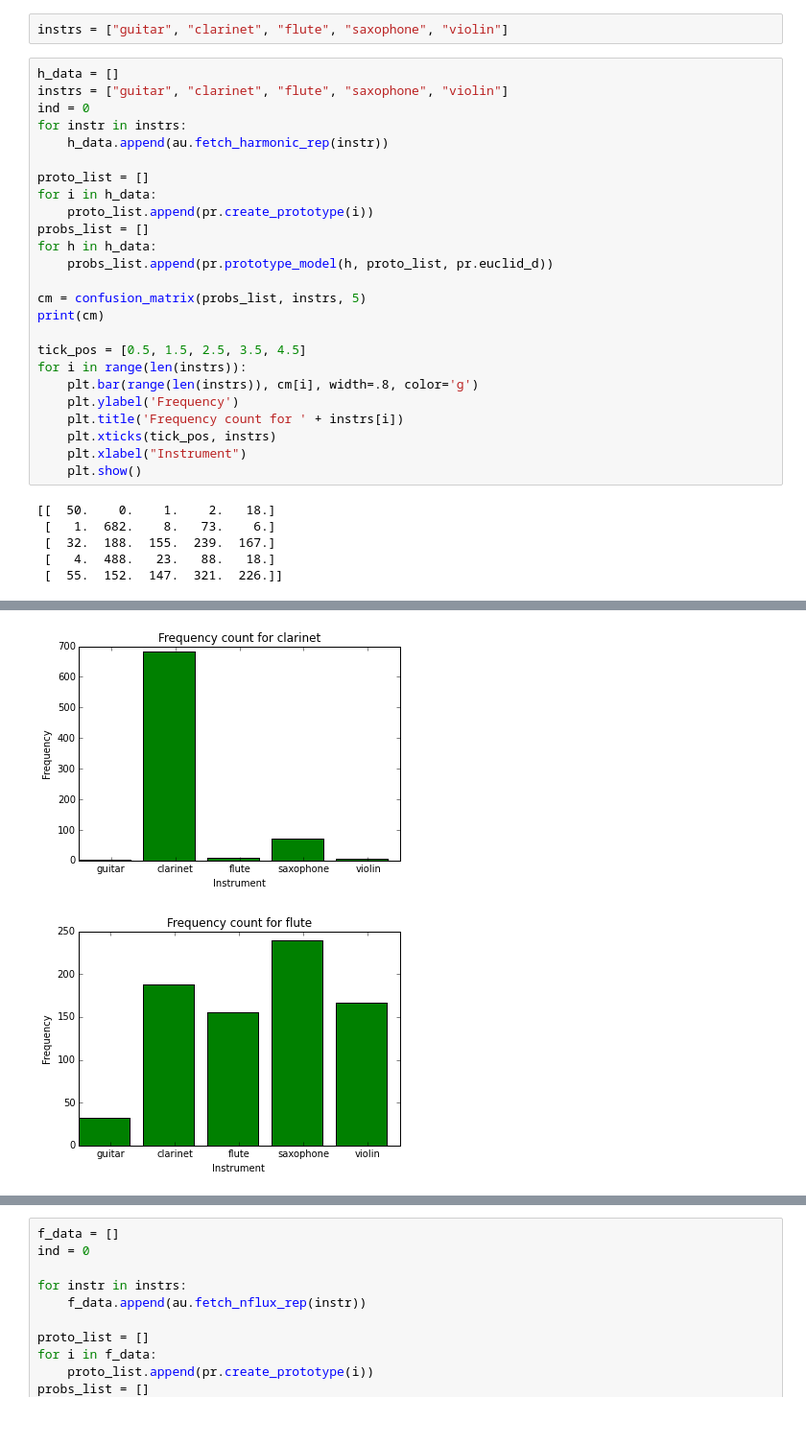
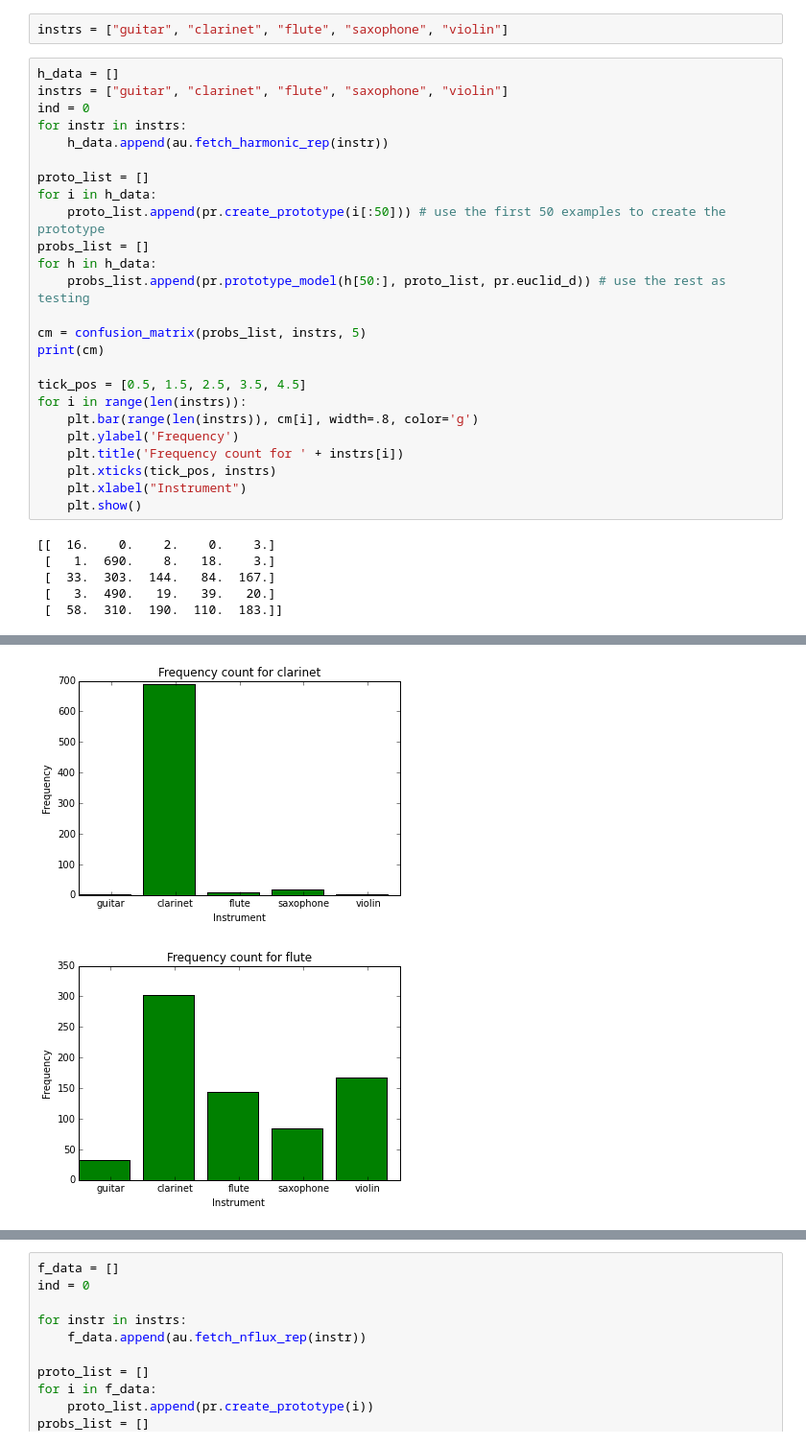
Before and after one commit to bertschingert/cs328-final, a Jupyter notebook: Testing the Prototype Model.ipynb, the cells around one changed output, grey strips where cells are left out. Shown at 96% size. Saved outputs shown, nothing was run; the diff lists cells and outputs as text.

```diff
--- a/Testing the Prototype Model.ipynb
+++ b/Testing the Prototype Model.ipynb
@@ -70,10 +70,10 @@ for instr in instrs:
 
 proto_list = []
 for i in h_data:
-    proto_list.append(pr.create_prototype(i))
+    proto_list.append(pr.create_prototype(i[:50])) # use the first 50 examples to create the prototype
 probs_list = []
 for h in h_data:
-    probs_list.append(pr.prototype_model(h, proto_list, pr.euclid_d))
+    probs_list.append(pr.prototype_model(h[50:], proto_list, pr.euclid_d)) # use the rest as testing
 
 cm = confusion_matrix(probs_list, instrs, 5)
 print(cm)
@@ -87,8 +87,8 @@ for i in range(len(instrs)):
     plt.xlabel("Instrument")
     plt.show()
 # %% [output]
-[[  50.    0.    1.    2.   18.]
- [   1.  682.    8.   73.    6.]
- [  32.  188.  155.  239.  167.]
- [   4.  488.   23.   88.   18.]
- [  55.  152.  147.  321.  226.]]
+[[  16.    0.    2.    0.    3.]
+ [   1.  690.    8.   18.    3.]
+ [  33.  303.  144.   84.  167.]
+ [   3.  490.   19.   39.   20.]
+ [  58.  310.  190.  110.  183.]]
@@ -96,2 +96,2 @@ for i in range(len(instrs)):
-[figure, old version]
+[figure, new version]
-[figure, old version]
+[figure, new version]
```
Also changed, not shown: parts of 1 cell of this notebook, 1 other file.
